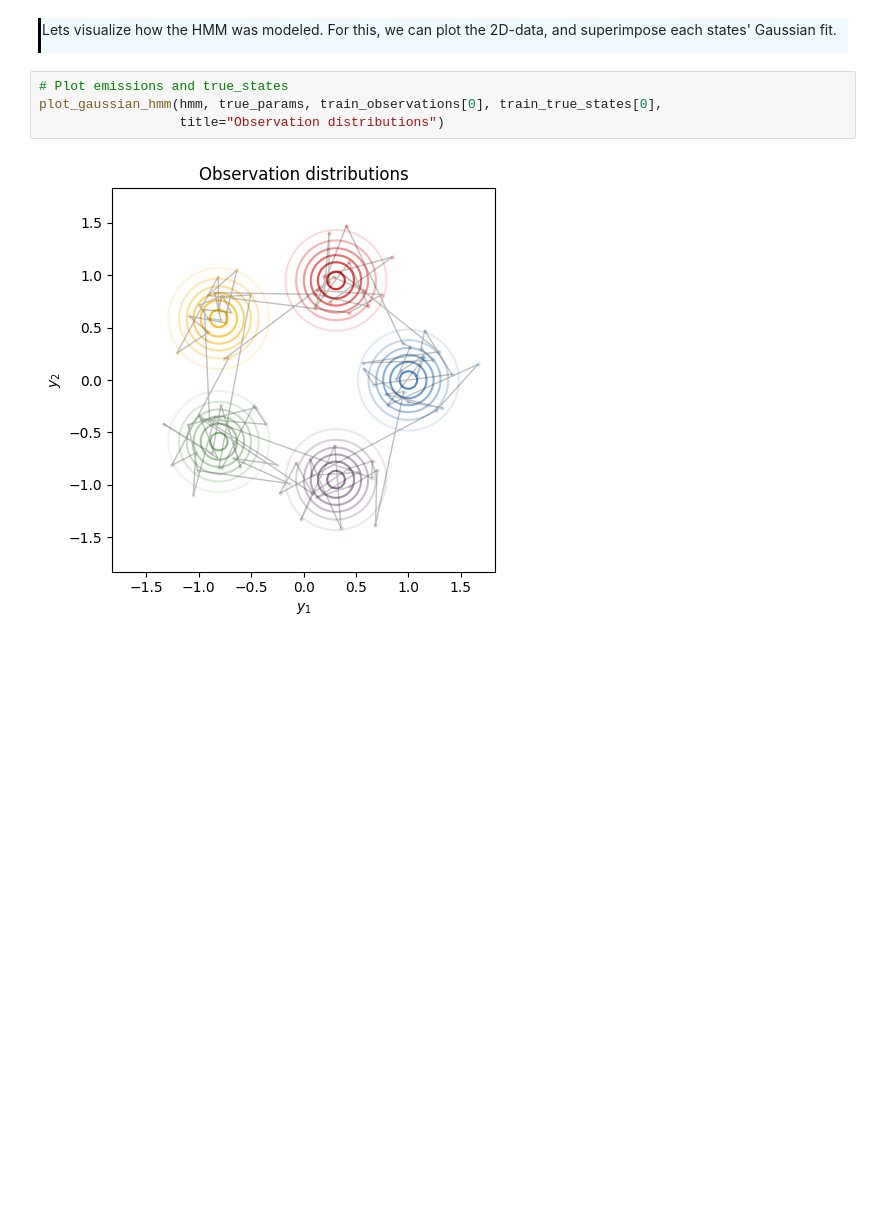
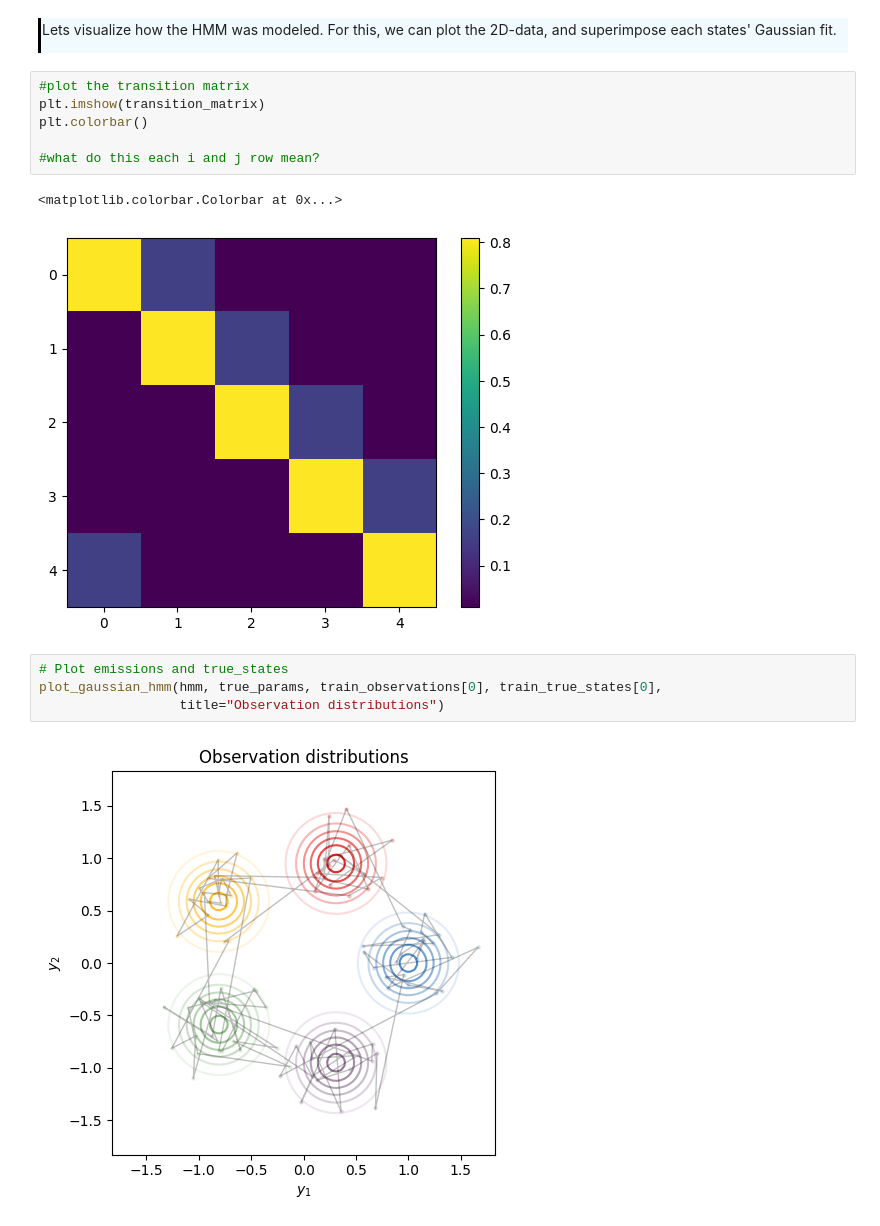
Before and after one commit to ecresp1el/swb_2023_ec_problemsworkshop, a Jupyter notebook: code_behavioralstates/Workshop_2.ipynb, the cells around one changed output. Drawn from its saved outputs; the diff is of its cells as text; blank space fills up the shorter version.

```diff
--- a/code_behavioralstates/Workshop_2.ipynb
+++ b/code_behavioralstates/Workshop_2.ipynb
@@ -618,6 +656,15 @@ for k in range(num_train_batches):
 <div style="border-left: 3px solid #000; padding: 1px; padding-left: 10px; background: #F0FAFF; ">
 <p> Lets visualize how the HMM was modeled. For this, we can plot the 2D-data, and superimpose each states' Gaussian fit.
 </div>
+# %%
+#plot the transition matrix
+plt.imshow(transition_matrix)
+plt.colorbar()
+
+#what do this each i and j row mean?
+# %% [output]
+<matplotlib.colorbar.Colorbar at 0x...>
+[figure, added]
 # %%
 # Plot emissions and true_states
 plot_gaussian_hmm(hmm, true_params, train_observations[0], train_true_states[0],
```
Also changed, not shown: parts of 12 cells of this notebook.
